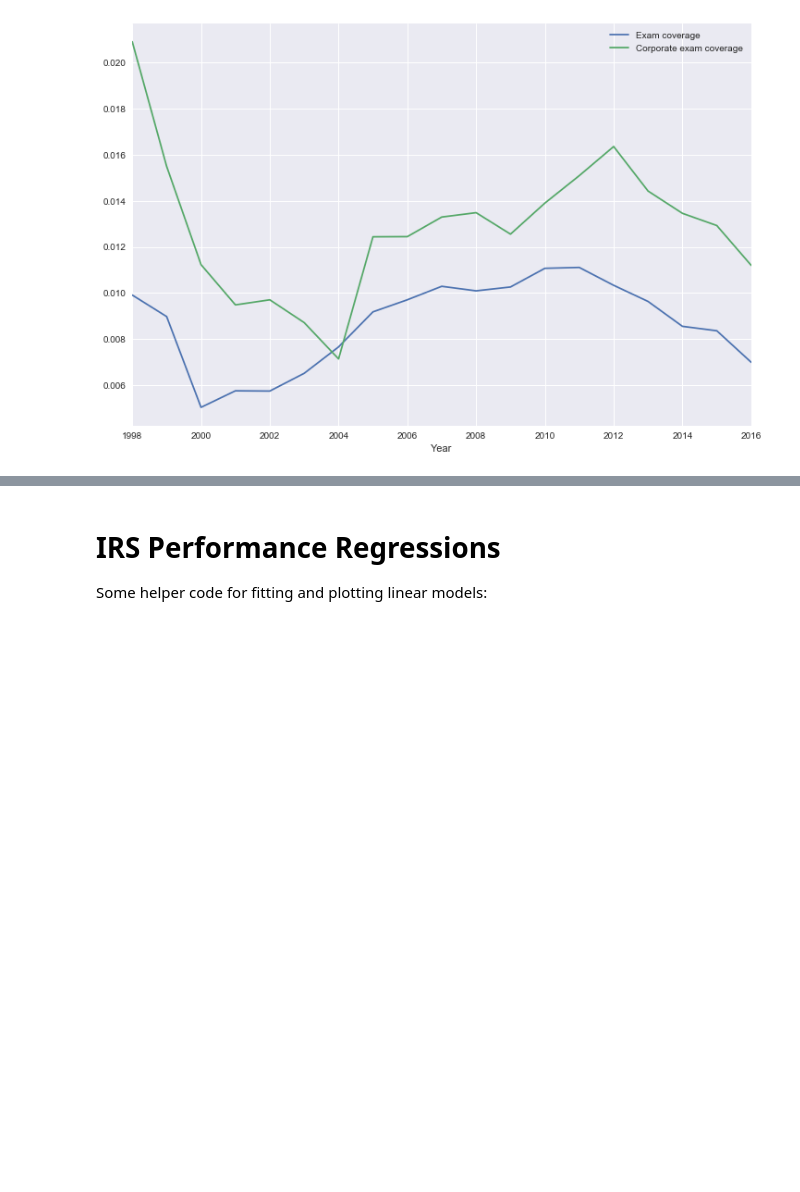
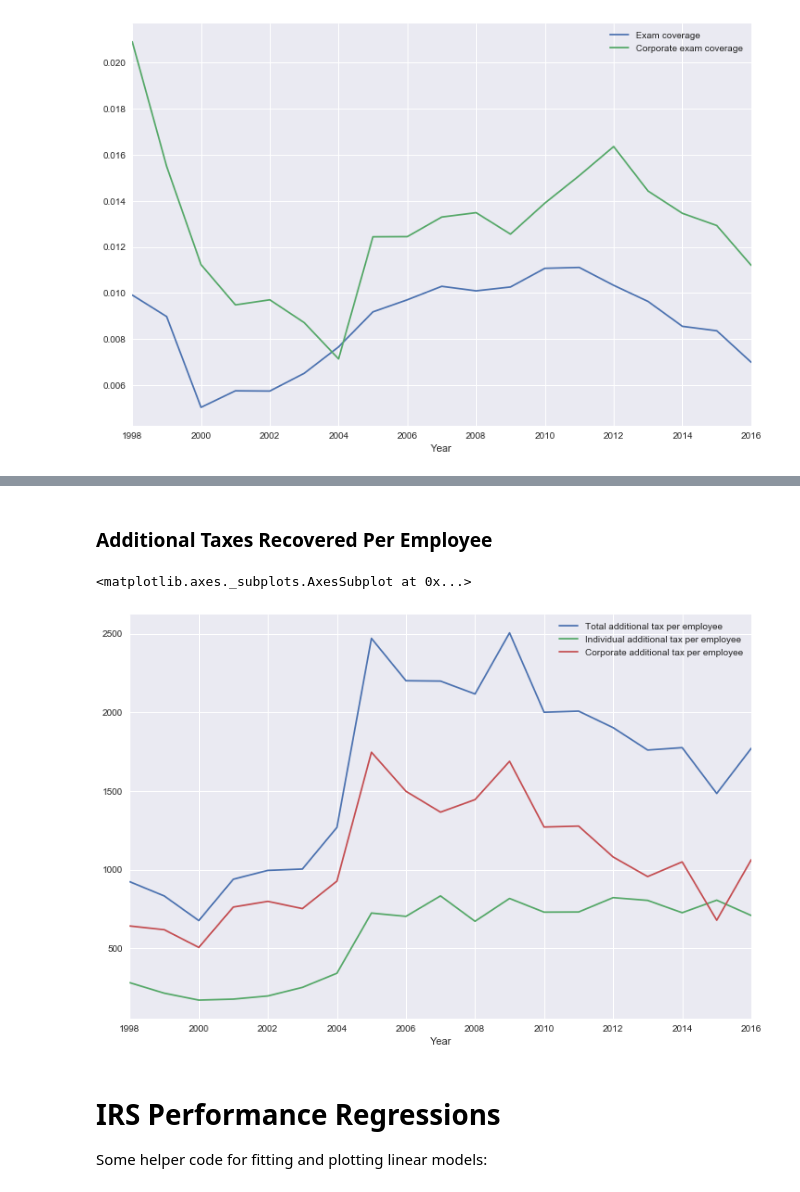
Before and after one commit to jimmyjwu/US_federal_government_performance, a Jupyter notebook: IRS Analysis.ipynb, the cells around one changed output, grey strips where cells are left out. Saved outputs shown, nothing was run; the diff lists cells and outputs as text; code cells hidden in the pictures; blank space fills up the shorter version.

```diff
--- a/IRS Analysis.ipynb
+++ b/IRS Analysis.ipynb
@@ -116,3 +154,10 @@ IRS[["Total recommended tax", "Recommended additional tax (total)", "Recommended
+# %% [markdown]
+### Additional Taxes Recovered Per Employee
+# %%
+IRS[["Total additional tax per employee", "Individual additional tax per employee", "Corporate additional tax per employee"]].plot()
+# %% [output]
+<matplotlib.axes._subplots.AxesSubplot at 0x...>
+[figure, added]
 # %% [markdown]
 # IRS Performance Regressions
 
```
Also changed, not shown: parts of 8 cells of this notebook.
